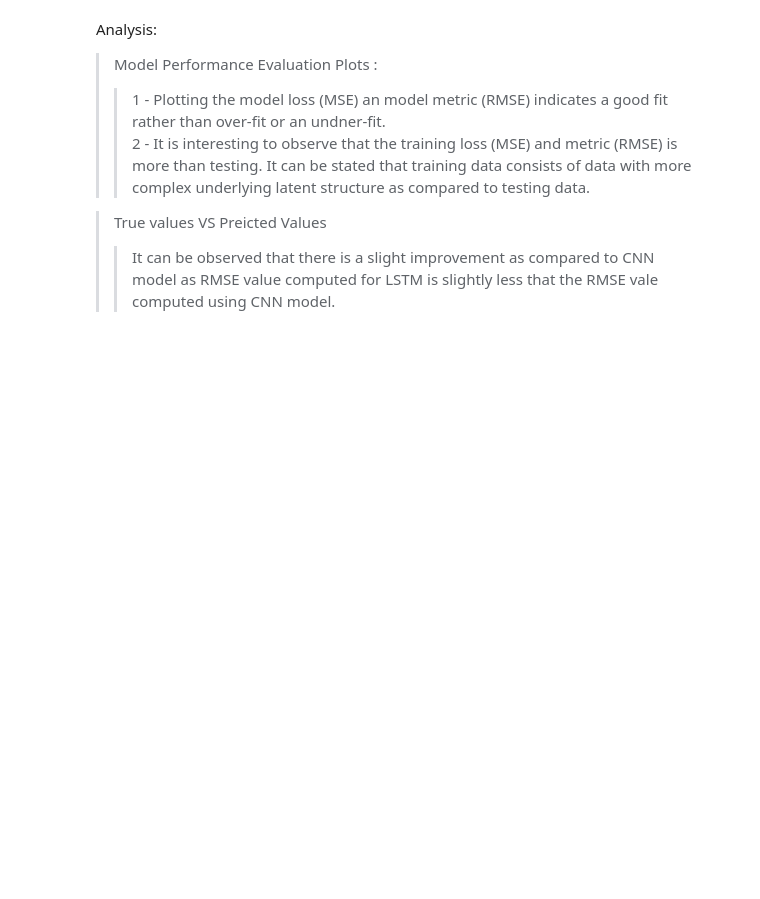
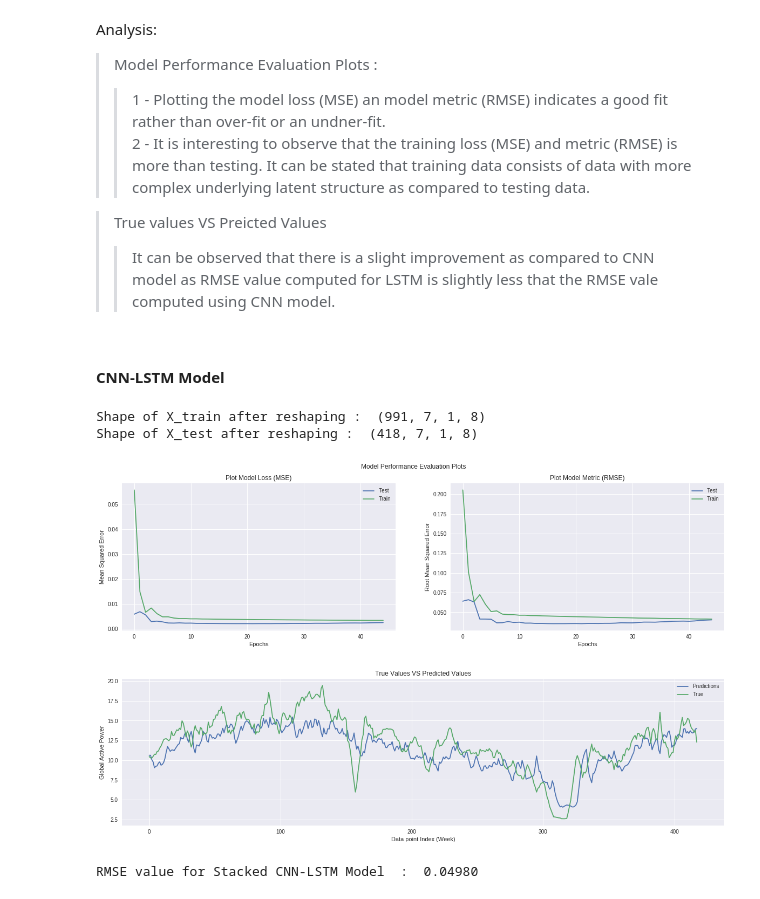
Before and after one commit to iam-armanahmed/household-electric-power-consumption, a Jupyter notebook: EDA_and_Model.ipynb, the cells around one changed output. Saved outputs shown, nothing was run; the diff lists cells and outputs as text; code cells hidden in the pictures; blank space fills up the shorter version.

Commit message:
Added CNN-LSTM Model analysis and results

```diff
--- a/EDA_and_Model.ipynb
+++ b/EDA_and_Model.ipynb
@@ -702,3 +709,5 @@ Analysis:
 
 > True values VS Preicted Values
 > > It can be observed that there is a slight improvement as compared to CNN model as RMSE value computed for LSTM is slightly less that the RMSE vale computed using CNN model.
+# %% [markdown]
+#### CNN-LSTM Model
@@ -704,0 +748,48 @@ Analysis:
+# %%
+# define reshaping parameters for CNN-LSTM Model
+reshape_params = {
+                    'sub_sequences' : 7,
+                    'timesteps' : 1,
+                    'features' : 8
+                }
+
+# Prepare data for CNN-LSTM
+X_train, Y_train, X_test, Y_test = prep_data_cnn_lstm_model(energy_data, reshape_params)
+# %% [output]
+Shape of X_train after reshaping :  (991, 7, 1, 8)
+Shape of X_test after reshaping :  (418, 7, 1, 8)
+# %%
+# Define CNN-LSTM Model
+cnn_lstm = Sequential()
+cnn_lstm.add(TimeDistributed(Conv1D(filters=128, kernel_size=1, activation='relu', input_shape=(7,1,8))))
+cnn_lstm.add(TimeDistributed(MaxPooling1D(pool_size=1)))
+cnn_lstm.add(TimeDistributed(Conv1D(filters=64, kernel_size=1, activation='relu')))
+cnn_lstm.add(TimeDistributed(MaxPooling1D(pool_size=1)))
+cnn_lstm.add(TimeDistributed(Conv1D(filters=32, kernel_size=1, activation='relu')))
+cnn_lstm.add(TimeDistributed(MaxPooling1D(pool_size=1)))
+cnn_lstm.add(TimeDistributed(Conv1D(filters=16, kernel_size=1, activation='relu')))
+cnn_lstm.add(TimeDistributed(MaxPooling1D(pool_size=1)))
+
+cnn_lstm.add(TimeDistributed(Flatten()))
+cnn_lstm.add(LSTM(50, activation='relu'))
+cnn_lstm.add(Dense(20))
+cnn_lstm.add(Dense(1))
+
+# Compile CNN-LSTM Model
+cnn_lstm.compile(optimizer='adam',  loss ='mean_squared_error', metrics=[model_rmse])
+
+# Fit the CNN-LSTM model
+history = cnn_lstm.fit(X_train, Y_train, batch_size=128, validation_data=(X_test, Y_test), epochs=45, verbose=0, shuffle=False)
+# %%
+# Plot model history
+plot_model_performance(history)
+
+# Plot Model predictions vs True values
+plot_pred_vs_true(cnn_lstm.predict(X_test) / scaler.scale_[-1], Y_test / scaler.scale_[-1])
+
+# Evaluate rmse for LSTM
+print('RMSE value for Stacked CNN-LSTM Model  :  %.5f '  % compute_rmse(cnn_lstm.predict(X_test), Y_test))
+# %% [output]
+[figure, added]
+[figure, added]
+RMSE value for Stacked CNN-LSTM Model  :  0.04980
```
Also changed, not shown: parts of 4 cells of this notebook.
